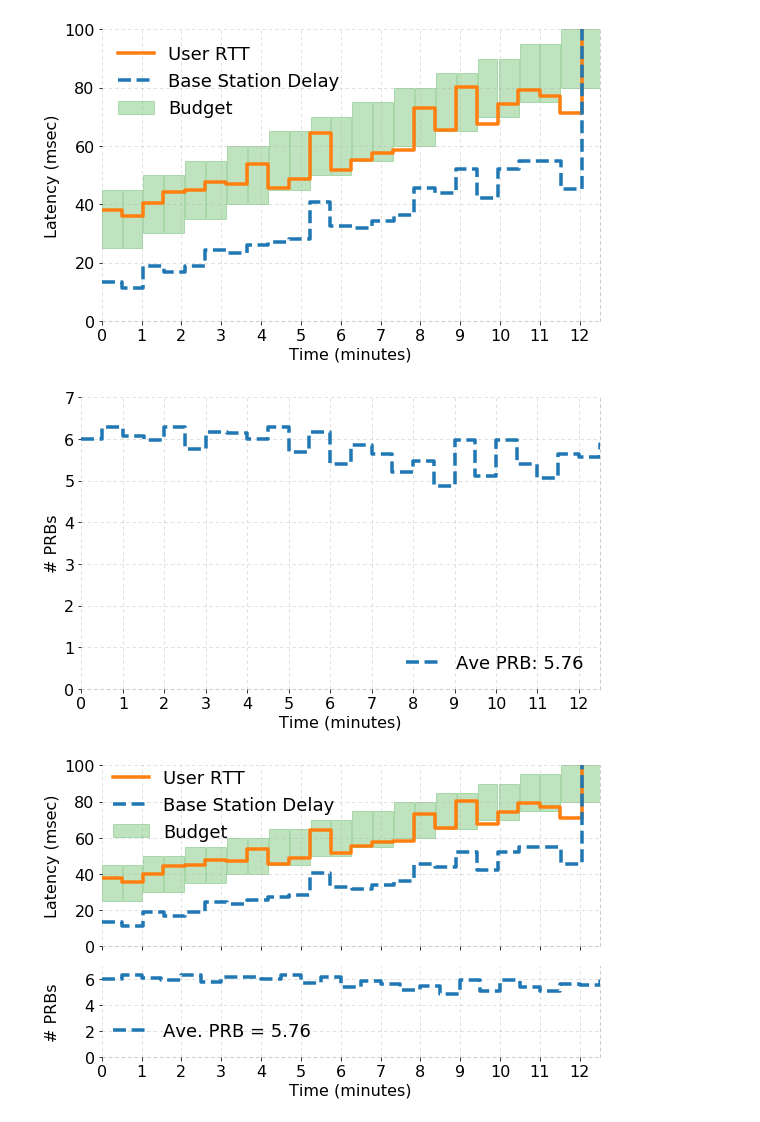
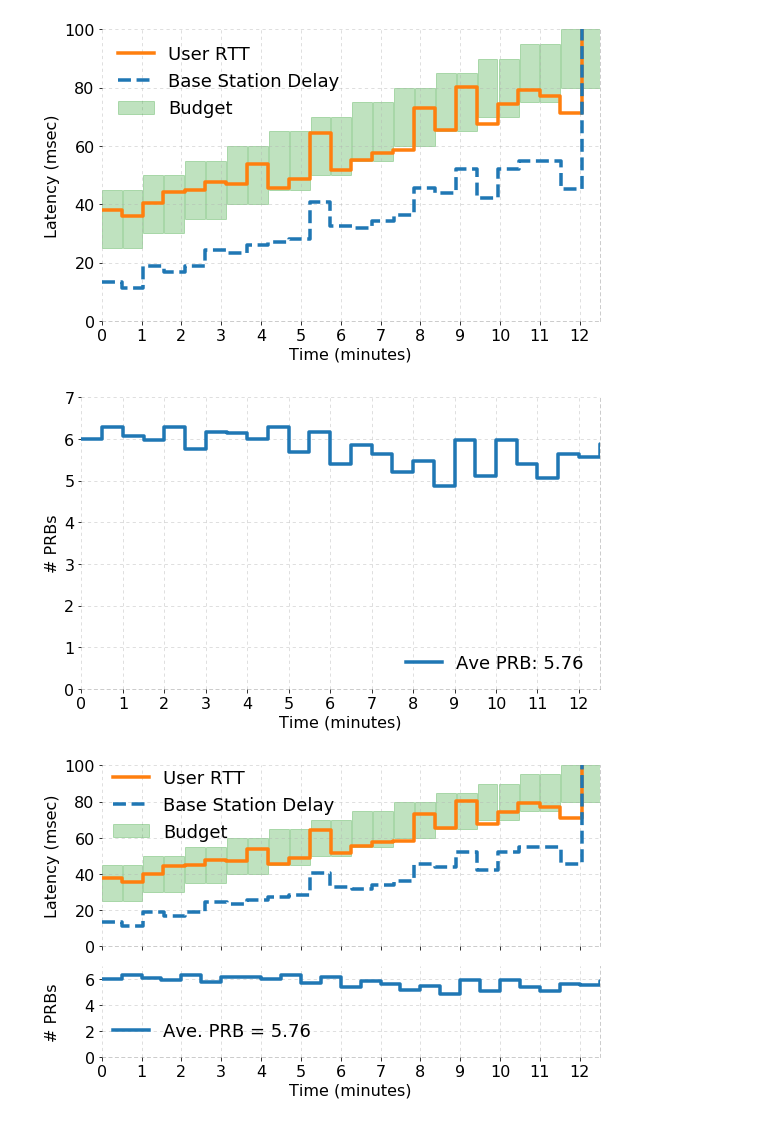
Before and after one commit to serhatarslan-hub/cell-order, a Jupyter notebook: analysis/cell-order-lat-eval-2.ipynb, the cells around one changed output. Saved outputs shown, nothing was run; the diff lists cells and outputs as text; code cells hidden in the pictures.

Commit message:
Some figures and analysis scripts added

```diff
--- a/analysis/cell-order-lat-eval-2.ipynb
+++ b/analysis/cell-order-lat-eval-2.ipynb
@@ -159,7 +159,7 @@ plt.figure(figsize = FIG_SIZE)
 plt.step(np.insert(bs_data[active_slice]['ts_sec'] / 60, 0, 0),
          np.insert(bs_data[active_slice]['n_rbgs'], 0, bs_data[active_slice]['n_rbgs'][0]),
          label='Ave PRB: {:.2f}'.format(np.mean(bs_data[active_slice]['raw_n_rbgs'])),
-         where='pre', linewidth=3.5, color='C0', linestyle='--')
+         where='pre', linewidth=3.5, color='C0', linestyle='-')
 
 plt.gca().set_xlabel('Time (minutes)', fontsize=FONT_SIZE)
 plt.gca().set_ylabel('# PRBs', fontsize=FONT_SIZE)
@@ -169,34 +169,34 @@ plt.gca().set_ylim((0, 7))
 plt.gca().set_xlim([0, 12.5])
 plt.gca().xaxis.set_ticks(np.arange(13))
 
 plt.gca().legend(loc='lower right', frameon=False, fontsize=FONT_SIZE+2)
 
 plt.gca().grid(axis='both', alpha=0.5, linestyle=LINE_STYLE)
 
 plt.gca().spines['top'].set_visible(False)
 # plt.gca().spines['right'].set_visible(False)
 plt.gca().spines['left'].set_visible(False)
 plt.gca().spines["right"].set_linestyle(LINE_STYLE)
 plt.gca().spines["right"].set_alpha(0.5)
 plt.gca().spines["right"].set_color('gray')
 plt.gca().spines["left"].set_linestyle(LINE_STYLE)
 plt.gca().spines["left"].set_alpha(0.5)
 plt.gca().spines["left"].set_color('gray')
 plt.gca().spines["top"].set_linestyle(LINE_STYLE)
 plt.gca().spines["top"].set_alpha(0.5)
 plt.gca().spines["top"].set_color('gray')
 plt.gca().spines["bottom"].set_linestyle(LINE_STYLE)
 plt.gca().spines["bottom"].set_alpha(0.5)
 plt.gca().spines["bottom"].set_color('gray')
 
 plt.tight_layout()  # otherwise the right y-label is slightly clipped
 
 if SAVE_FIG:
     plt.savefig(reservation_out_dir + 'prb.pdf')
 
 plt.show()
 # %% [output]
-[figure, old version]
+[figure, new version]
 # %%
 f, (ax1, ax2) = plt.subplots(2, 1, gridspec_kw={'height_ratios': [2, 1]}, figsize=FIG_SIZE)
 
@@ -251,7 +251,7 @@ ax1.spines["bottom"].set_color('gray')
 ax2.step(np.insert(bs_data[active_slice]['ts_sec'] / 60, 0, 0),
          np.insert(bs_data[active_slice]['n_rbgs'], 0, bs_data[active_slice]['n_rbgs'][0]),
          label='Ave. PRB = {:.2f}'.format(np.mean(bs_data[active_slice]['raw_n_rbgs'])),
-         where='pre', linewidth=3.5, color='C0', linestyle='--')
+         where='pre', linewidth=3.5, color='C0', linestyle='-')
 
 ax2.set_xlabel('Time (minutes)', fontsize=FONT_SIZE)
 ax2.set_ylabel('# PRBs', fontsize=FONT_SIZE)
@@ -291,4 +291,4 @@ if SAVE_FIG:
 
 plt.show()
 # %% [output]
-[figure, old version]
+[figure, new version]
```
Also changed, not shown: 3 other files.
